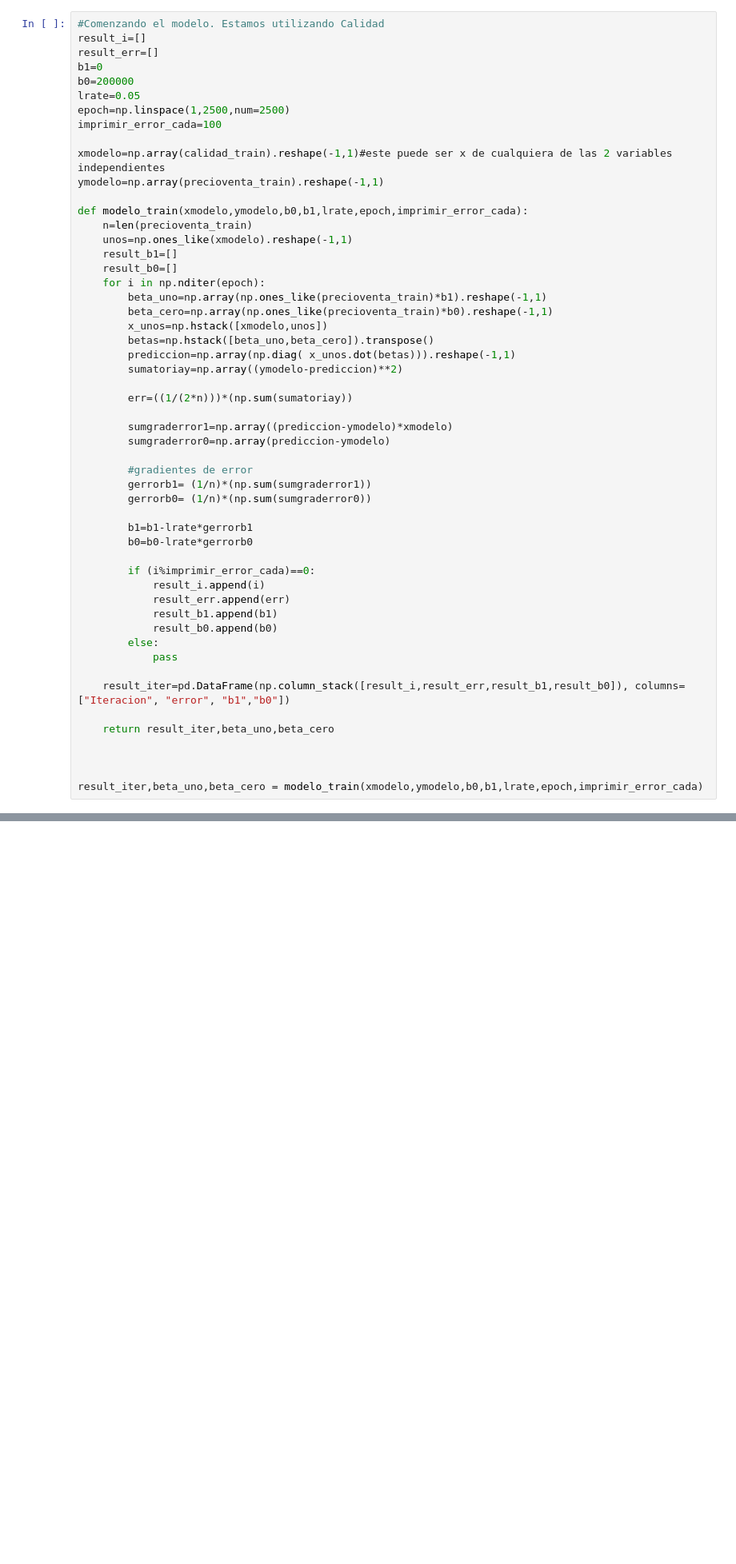
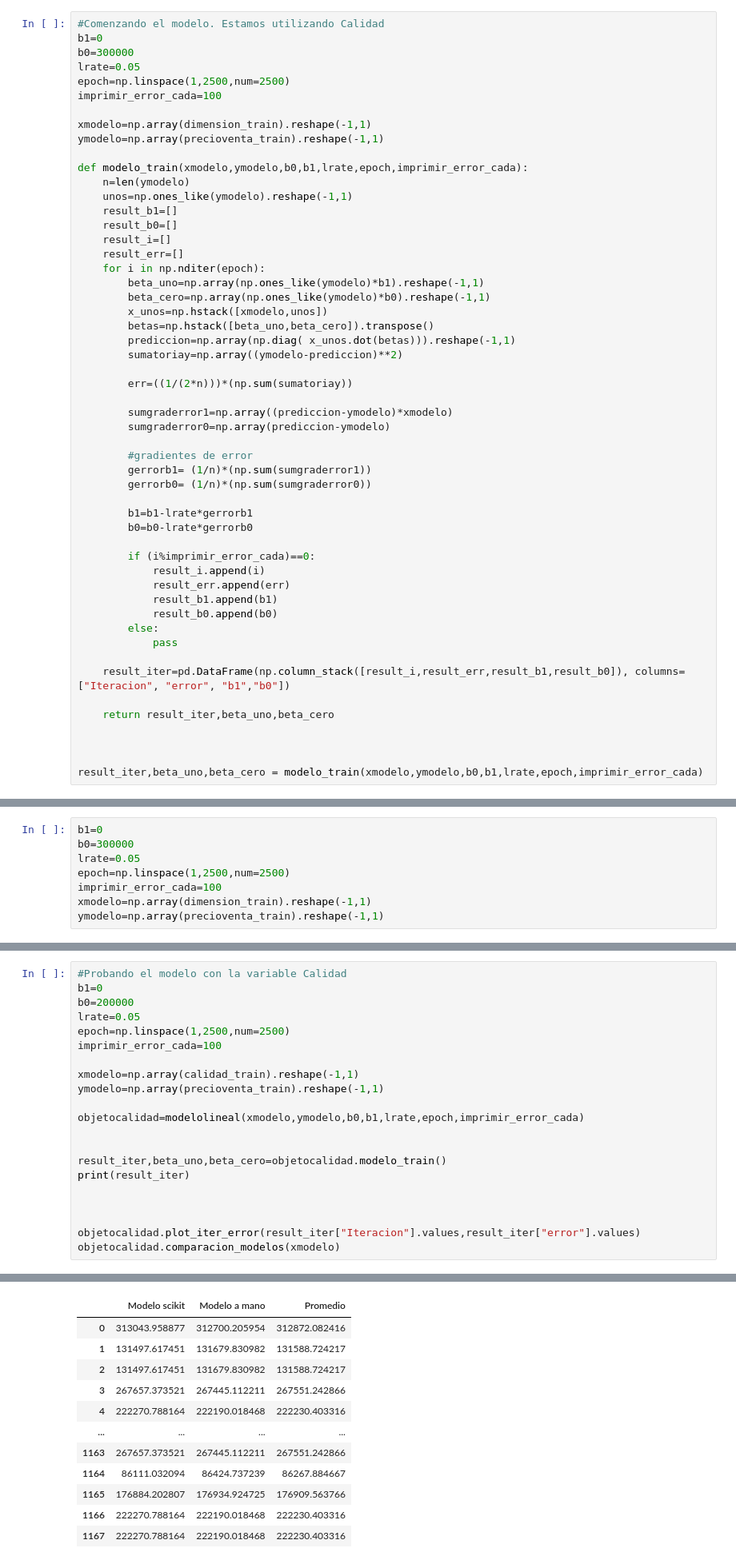
Before and after one commit to EdgarMazariegos/Proyecto1python, a Jupyter notebook: proyecto1.ipynb, the cells around one changed output, grey strips where cells are left out. Shown at 80% size. Cells and saved outputs as stored; diff of their text form; blank space fills up the shorter version.

```diff
--- a/proyecto1.ipynb
+++ b/proyecto1.ipynb
@@ -252,25 +252,25 @@ dtype: float64
 [figure]
 # %%
 #Comenzando el modelo. Estamos utilizando Calidad
-result_i=[]
-result_err=[]
 b1=0
-b0=200000
+b0=300000
 lrate=0.05
 epoch=np.linspace(1,2500,num=2500)
 imprimir_error_cada=100
 
-xmodelo=np.array(calidad_train).reshape(-1,1)#este puede ser x de cualquiera de las 2 variables independientes
+xmodelo=np.array(dimension_train).reshape(-1,1)
 ymodelo=np.array(precioventa_train).reshape(-1,1)
 
 def modelo_train(xmodelo,ymodelo,b0,b1,lrate,epoch,imprimir_error_cada):
-    n=len(precioventa_train)
-    unos=np.ones_like(xmodelo).reshape(-1,1)
+    n=len(ymodelo)
+    unos=np.ones_like(ymodelo).reshape(-1,1)
     result_b1=[]
     result_b0=[]
+    result_i=[]
+    result_err=[]
     for i in np.nditer(epoch):
-        beta_uno=np.array(np.ones_like(precioventa_train)*b1).reshape(-1,1)
-        beta_cero=np.array(np.ones_like(precioventa_train)*b0).reshape(-1,1)
+        beta_uno=np.array(np.ones_like(ymodelo)*b1).reshape(-1,1)
+        beta_cero=np.array(np.ones_like(ymodelo)*b0).reshape(-1,1)
         x_unos=np.hstack([xmodelo,unos])
         betas=np.hstack([beta_uno,beta_cero]).transpose()
         prediccion=np.array(np.diag( x_unos.dot(betas))).reshape(-1,1)
@@ -316,3 +306,11 @@ array([[45255.09374302],
+# %%
+b1=0
+b0=300000
+lrate=0.05
+epoch=np.linspace(1,2500,num=2500)
+imprimir_error_cada=100
+xmodelo=np.array(dimension_train).reshape(-1,1)
+ymodelo=np.array(precioventa_train).reshape(-1,1)
 # %%
 #Esto en una sola funcion
 def plot_iter_error(result_i,result_err):
@@ -358,0 +411,22 @@ print(errortest)
+# %%
+#Probando el modelo con la variable Calidad
+b1=0
+b0=200000
+lrate=0.05
+epoch=np.linspace(1,2500,num=2500)
+imprimir_error_cada=100
+
+xmodelo=np.array(calidad_train).reshape(-1,1)
+ymodelo=np.array(precioventa_train).reshape(-1,1)
+
+objetocalidad=modelolineal(xmodelo,ymodelo,b0,b1,lrate,epoch,imprimir_error_cada)
+
+
+result_iter,beta_uno,beta_cero=objetocalidad.modelo_train()
+print(result_iter)
+
+
+
+objetocalidad.plot_iter_error(result_iter["Iteracion"].values,result_iter["error"].values)
+objetocalidad.comparacion_modelos(xmodelo)
+# %% [output]
@@ -358,0 +451,12 @@ print(errortest)
+|  | Modelo scikit | Modelo a mano | Promedio |
+| 0 | 313043.958877 | 312700.205954 | 312872.082416 |
+| 1 | 131497.617451 | 131679.830982 | 131588.724217 |
+| 2 | 131497.617451 | 131679.830982 | 131588.724217 |
+| 3 | 267657.373521 | 267445.112211 | 267551.242866 |
+| 4 | 222270.788164 | 222190.018468 | 222230.403316 |
+| ... | ... | ... | ... |
+| 1163 | 267657.373521 | 267445.112211 | 267551.242866 |
+| 1164 | 86111.032094 | 86424.737239 | 86267.884667 |
+| 1165 | 176884.202807 | 176934.924725 | 176909.563766 |
+| 1166 | 222270.788164 | 222190.018468 | 222230.403316 |
+| 1167 | 222270.788164 | 222190.018468 | 222230.403316 |
```
Also changed, not shown: parts of 7 cells of this notebook, 1 other file.
